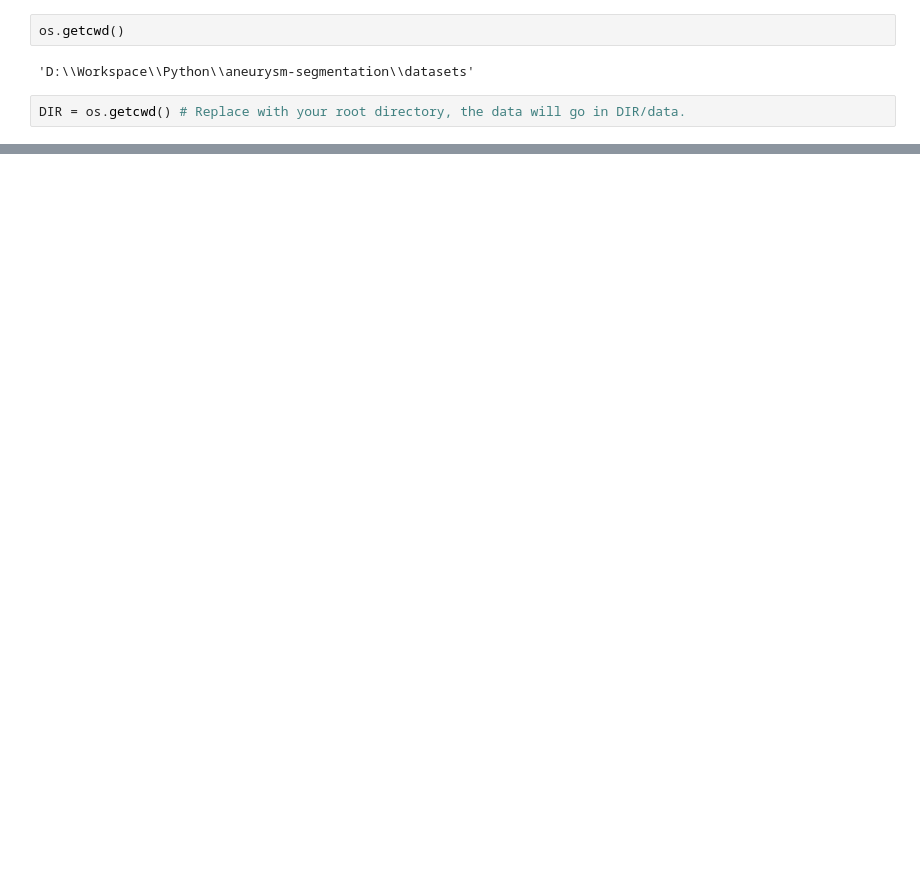
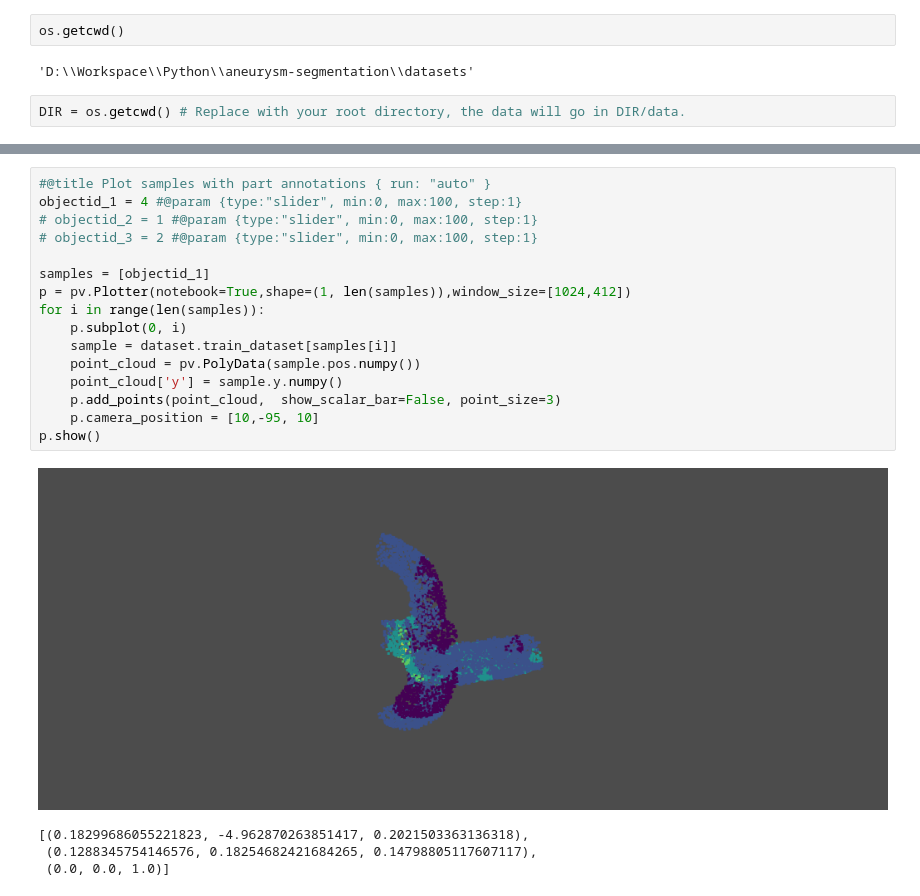
Before and after one commit to abhimandal/AneurysmSegmentation, a Jupyter notebook: datasets/Dataset tester.ipynb, the cells around one changed output, grey strips where cells are left out. Cells and saved outputs as stored; diff of their text form; blank space fills up the shorter version.

```diff
--- a/datasets/Dataset tester.ipynb
+++ b/datasets/Dataset tester.ipynb
@@ -154,0 +349,21 @@ Batch size = None
+# %%
+#@title Plot samples with part annotations { run: "auto" }
+objectid_1 = 4 #@param {type:"slider", min:0, max:100, step:1}
+# objectid_2 = 1 #@param {type:"slider", min:0, max:100, step:1}
+# objectid_3 = 2 #@param {type:"slider", min:0, max:100, step:1}
+
+samples = [objectid_1]
+p = pv.Plotter(notebook=True,shape=(1, len(samples)),window_size=[1024,412])
+for i in range(len(samples)):
+    p.subplot(0, i)
+    sample = dataset.train_dataset[samples[i]]
+    point_cloud = pv.PolyData(sample.pos.numpy())
+    point_cloud['y'] = sample.y.numpy()
+    p.add_points(point_cloud,  show_scalar_bar=False, point_size=3)
+    p.camera_position = [10,-95, 10]
+p.show()
+# %% [output]
+[figure, added]
+[(0.18299686055221823, -4.962870263851417, 0.2021503363136318),
+ (0.1288345754146576, 0.18254682421684265, 0.14798805117607117),
+ (0.0, 0.0, 1.0)]
```
Also changed, not shown: parts of 56 cells of this notebook.
